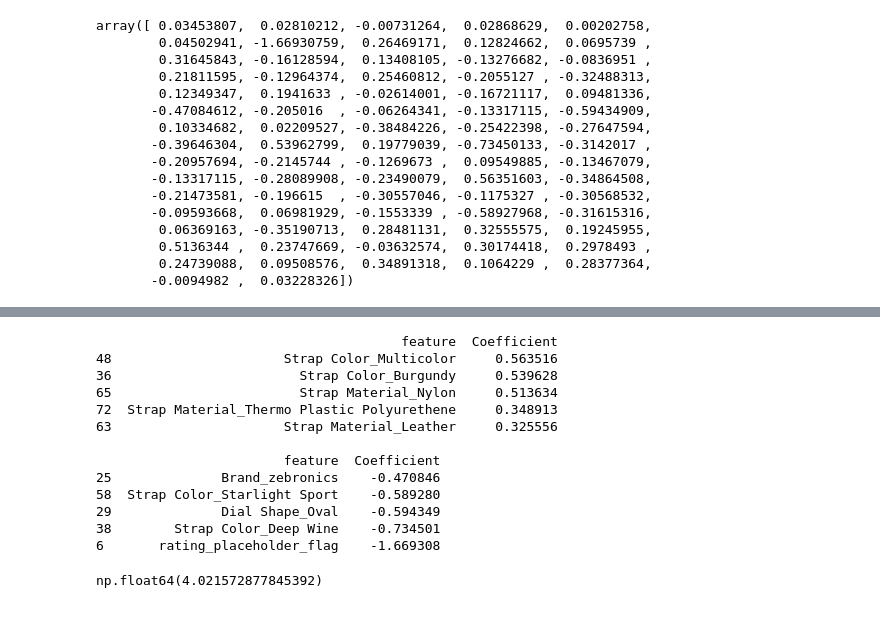
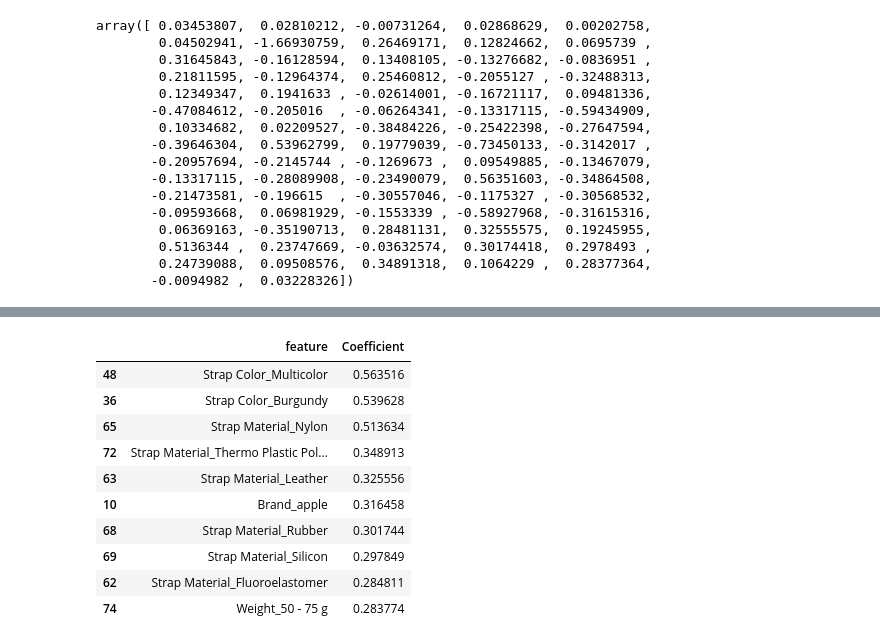
Before and after one commit to kushneek/smartwatch-rating-prediction, a Jupyter notebook: notebooks/Model_Training.ipynb, the cells around one changed output, grey strips where cells are left out. Cells and saved outputs as stored; diff of their text form; code cells hidden in the pictures.

```diff
--- a/notebooks/Model_Training.ipynb
+++ b/notebooks/Model_Training.ipynb
@@ -23,4 +26,4 @@ print(y_test.shape)
 # %%
 model=LinearRegression()
 # %%
-y_pred=model.fit(X_train, y_train)
+model.fit(X_train, y_train)
@@ -50,24 +77,16 @@ len(model.coef_)
 # %%
 coef_df=pd.DataFrame({"feature":X_train.columns, "Coefficient": model.coef_})
 coef_df= coef_df.sort_values(by='Coefficient', ascending=False)
-print(coef_df.head())
-print()
-print(coef_df.tail())
+coef_df.head(10)
 # %% [output]
-                                       feature  Coefficient
-48                      Strap Color_Multicolor     0.563516
-36                        Strap Color_Burgundy     0.539628
-65                        Strap Material_Nylon     0.513634
-72  Strap Material_Thermo Plastic Polyurethene     0.348913
-63                      Strap Material_Leather     0.325556
-
-                        feature  Coefficient
-25              Brand_zebronics    -0.470846
-58  Strap Color_Starlight Sport    -0.589280
-29              Dial Shape_Oval    -0.594349
-38        Strap Color_Deep Wine    -0.734501
-6       rating_placeholder_flag    -1.669308
+|  | feature | Coefficient |
+| 48 | Strap Color_Multicolor | 0.563516 |
+| 36 | Strap Color_Burgundy | 0.539628 |
+| 65 | Strap Material_Nylon | 0.513634 |
+| 72 | Strap Material_Thermo Plastic Pol... | 0.348913 |
+| 63 | Strap Material_Leather | 0.325556 |
+| 10 | Brand_apple | 0.316458 |
+| 68 | Strap Material_Rubber | 0.301744 |
+| 69 | Strap Material_Silicon | 0.297849 |
+| 62 | Strap Material_Fluoroelastomer | 0.284811 |
+| 74 | Weight_50 - 75 g | 0.283774 |
-# %%
-model.intercept_
-# %% [output]
-np.float64(4.021572877845392)
```
Also changed, not shown: parts of 20 cells of this notebook.
